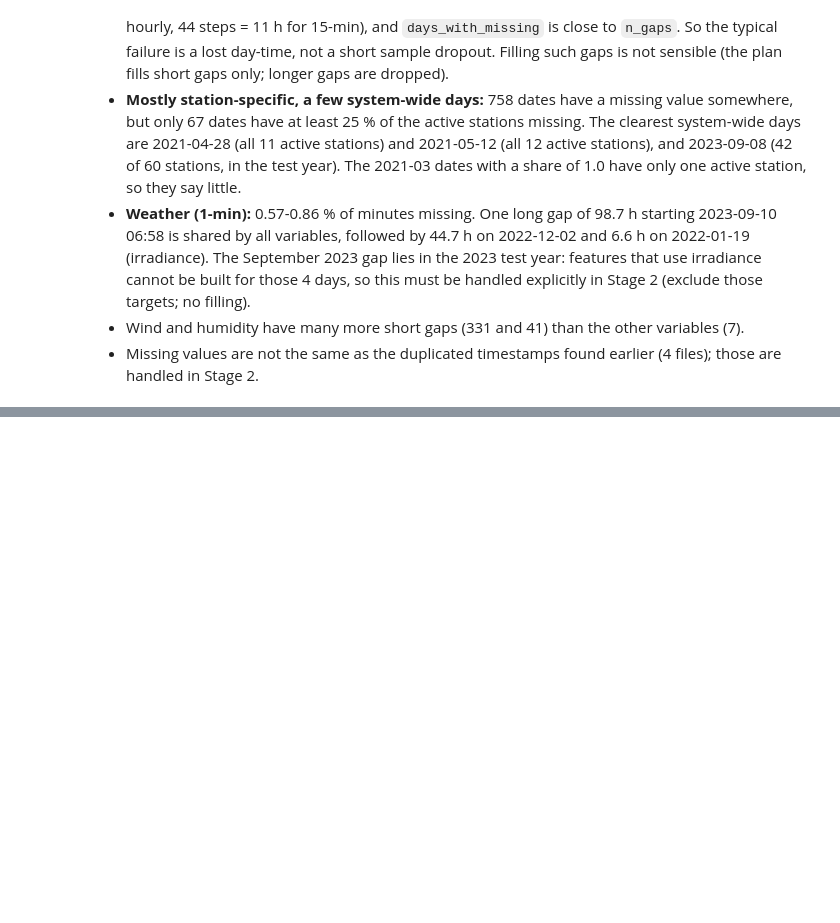
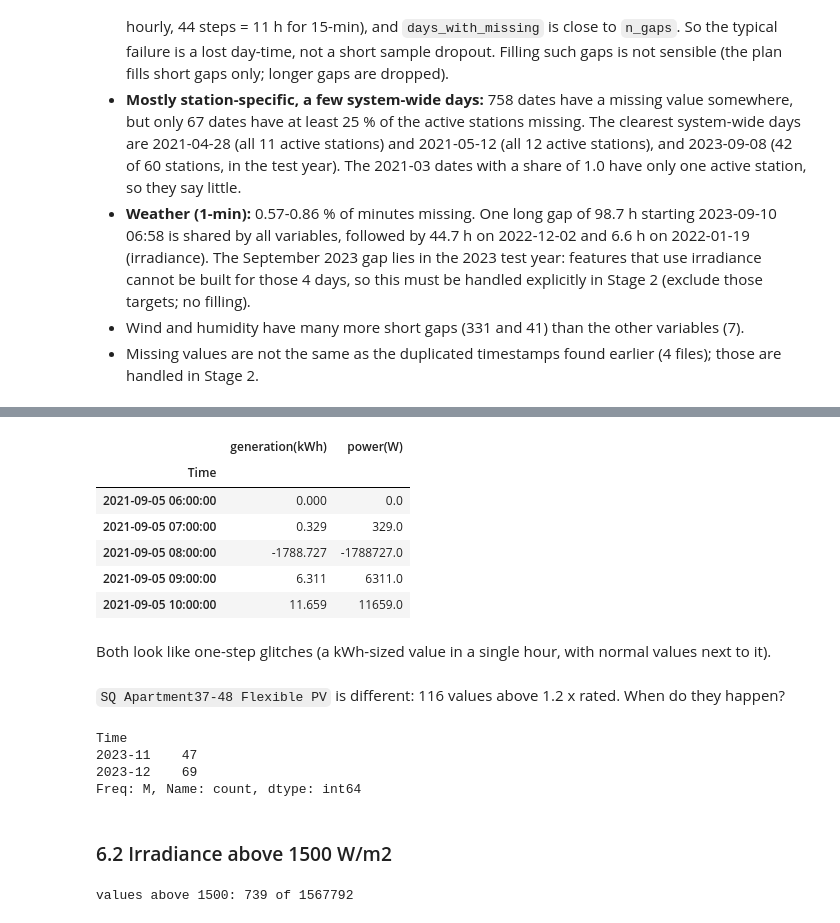
Before and after one commit to hanzla-mansuri/DA487-Capstone-Project-Phase-I, a Jupyter notebook: notebooks/01_eda.ipynb, the cells around one changed output, grey strips where cells are left out. Drawn from its saved outputs; the diff is of its cells as text; code cells hidden in the pictures; blank space fills up the shorter version.

```diff
--- a/notebooks/01_eda.ipynb
+++ b/notebooks/01_eda.ipynb
@@ -573,0 +634,33 @@ plt.show()
+# %%
+sq12 = data_io.read_station_power(files.loc['SQ12', 'path'])
+t = sq12['power(W)'].idxmin()
+sq12.loc[t - pd.Timedelta('2h'):t + pd.Timedelta('2h')]
+# %% [output]
+|  | generation(kWh) | power(W) |
+| Time |  |  |
+| 2021-09-05 06:00:00 | 0.000 | 0.0 |
+| 2021-09-05 07:00:00 | 0.329 | 329.0 |
+| 2021-09-05 08:00:00 | -1788.727 | -1788727.0 |
+| 2021-09-05 09:00:00 | 6.311 | 6311.0 |
+| 2021-09-05 10:00:00 | 11.659 | 11659.0 |
+# %% [markdown]
+Both look like one-step glitches (a kWh-sized value in a single hour, with normal values next to it).
+# %% [markdown]
+`SQ Apartment37-48 Flexible PV` is different: 116 values above 1.2 x rated. When do they happen?
+# %%
+flex = data_io.read_station_power(files.loc['SQ Apartment37-48 Flexible PV', 'path'])['power(W)']
+too_high = flex[flex > 1.2 * 3720]
+too_high.index.to_period('M').value_counts().sort_index()
+# %% [output]
+Time
+2023-11    47
+2023-12    69
+Freq: M, Name: count, dtype: int64
+# %% [markdown]
+### 6.2 Irradiance above 1500 W/m2
+# %%
+irr = data_io.read_weather('irradiance')['Irradiance (W/m2)']
+high = irr[irr > 1500]
+print('values above 1500:', len(high), 'of', irr.notna().sum())
+# %% [output]
+values above 1500: 739 of 1567792
```
Also changed, not shown: parts of 13 cells of this notebook, 2 other files.
